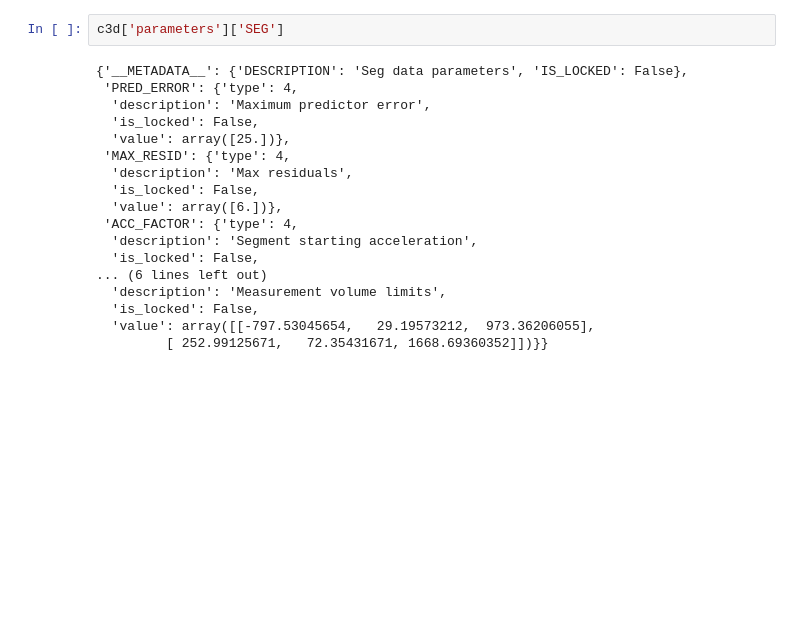
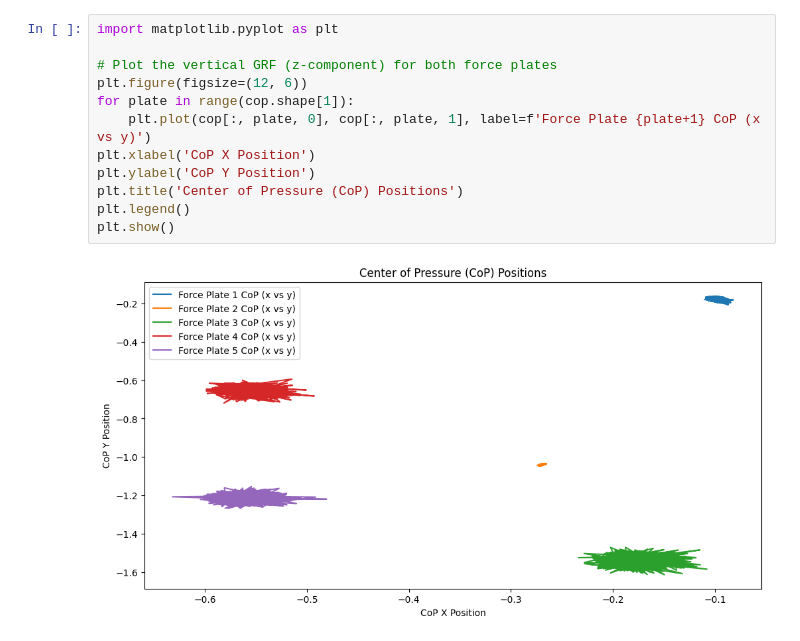
Before and after one commit to darrenbiskupphd/grf_estimation, a Jupyter notebook: sandbox.ipynb, the cells around one changed output. Saved outputs shown, nothing was run; the diff lists cells and outputs as text; blank space fills up the shorter version.

```diff
--- a/sandbox.ipynb
+++ b/sandbox.ipynb
@@ -41,20 +60,14 @@ plt.show()
-# %%
-c3d['parameters']['SEG']
-# %% [output]
-{'__METADATA__': {'DESCRIPTION': 'Seg data parameters', 'IS_LOCKED': False},
- 'PRED_ERROR': {'type': 4,
-  'description': 'Maximum predictor error',
-  'is_locked': False,
-  'value': array([25.])},
- 'MAX_RESID': {'type': 4,
-  'description': 'Max residuals',
-  'is_locked': False,
-  'value': array([6.])},
- 'ACC_FACTOR': {'type': 4,
-  'description': 'Segment starting acceleration',
-  'is_locked': False,
-... (6 lines left out)
-  'description': 'Measurement volume limits',
-  'is_locked': False,
-  'value': array([[-797.53045654,   29.19573212,  973.36206055],
-         [ 252.99125671,   72.35431671, 1668.69360352]])}}
+# %%
+import matplotlib.pyplot as plt
+
+# Plot the vertical GRF (z-component) for both force plates
+plt.figure(figsize=(12, 6))
+for plate in range(cop.shape[1]):
+    plt.plot(cop[:, plate, 0], cop[:, plate, 1], label=f'Force Plate {plate+1} CoP (x vs y)')
+plt.xlabel('CoP X Position')
+plt.ylabel('CoP Y Position')
+plt.title('Center of Pressure (CoP) Positions')
+plt.legend()
+plt.show()
+# %% [output]
+[figure, added]
```
Also changed, not shown: parts of 9 cells of this notebook, 3 other files.
